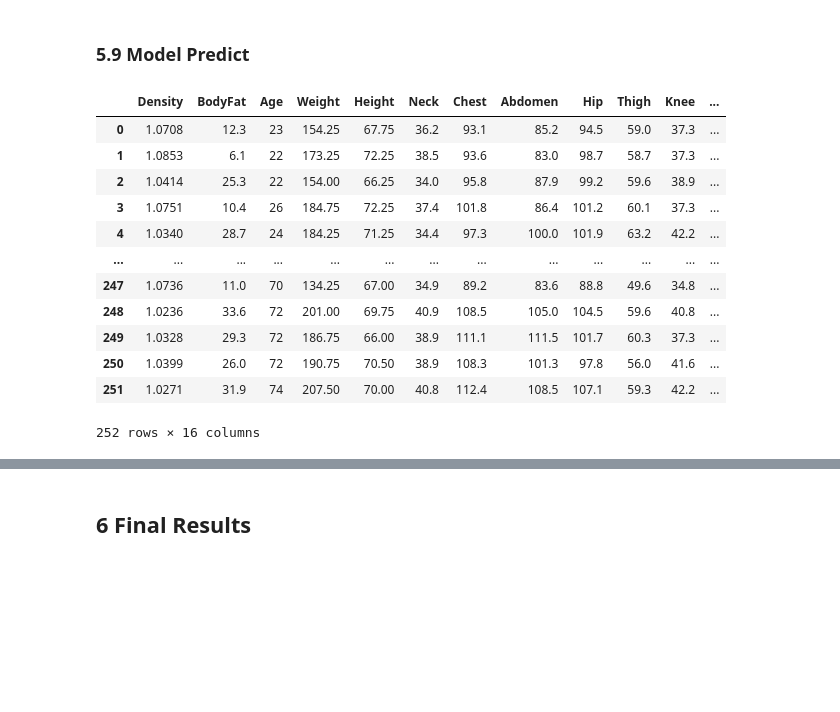
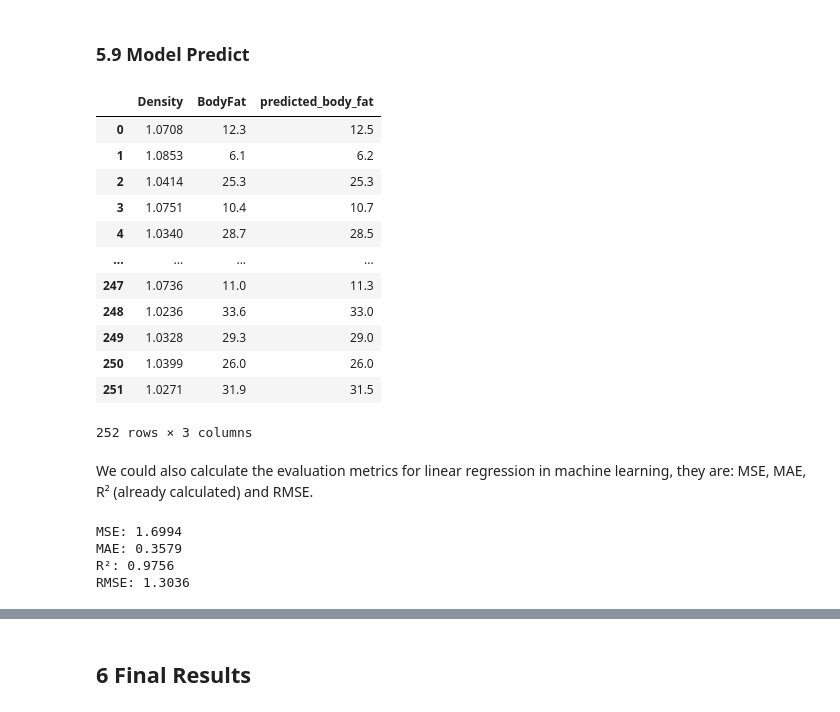
Before and after one commit to bbucalonserra/body-fat-prediction, a Jupyter notebook: Body_Fat_Prediction.ipynb, the cells around one changed output, grey strips where cells are left out. Drawn from its saved outputs; the diff is of its cells as text; code cells hidden in the pictures; blank space fills up the shorter version.

```diff
--- a/Body_Fat_Prediction.ipynb
+++ b/Body_Fat_Prediction.ipynb
@@ -1103,26 +1112,55 @@ df_predict = pd.read_csv('https://raw.githubusercontent.com/bbucalonserra/body-f
 # %%
 # Collecting our independent variable
 X = df_predict['Density']
 
 # Predict
 prediction = round(model.predict(X), 1)
 
 # Adding the prediction column in the dataset
 df_predict['predicted_body_fat'] = prediction
 
 # Print
-df_predict
+df_predict[['Density', 'BodyFat', 'predicted_body_fat']]
 # %% [output]
-|  | Density | BodyFat | Age | Weight | Height | Neck | Chest | Abdomen | Hip | Thigh | Knee | ... |
-| 0 | 1.0708 | 12.3 | 23 | 154.25 | 67.75 | 36.2 | 93.1 | 85.2 | 94.5 | 59.0 | 37.3 | ... |
-| 1 | 1.0853 | 6.1 | 22 | 173.25 | 72.25 | 38.5 | 93.6 | 83.0 | 98.7 | 58.7 | 37.3 | ... |
-| 2 | 1.0414 | 25.3 | 22 | 154.00 | 66.25 | 34.0 | 95.8 | 87.9 | 99.2 | 59.6 | 38.9 | ... |
-| 3 | 1.0751 | 10.4 | 26 | 184.75 | 72.25 | 37.4 | 101.8 | 86.4 | 101.2 | 60.1 | 37.3 | ... |
-| 4 | 1.0340 | 28.7 | 24 | 184.25 | 71.25 | 34.4 | 97.3 | 100.0 | 101.9 | 63.2 | 42.2 | ... |
-| ... | ... | ... | ... | ... | ... | ... | ... | ... | ... | ... | ... | ... |
-| 247 | 1.0736 | 11.0 | 70 | 134.25 | 67.00 | 34.9 | 89.2 | 83.6 | 88.8 | 49.6 | 34.8 | ... |
-| 248 | 1.0236 | 33.6 | 72 | 201.00 | 69.75 | 40.9 | 108.5 | 105.0 | 104.5 | 59.6 | 40.8 | ... |
-| 249 | 1.0328 | 29.3 | 72 | 186.75 | 66.00 | 38.9 | 111.1 | 111.5 | 101.7 | 60.3 | 37.3 | ... |
-| 250 | 1.0399 | 26.0 | 72 | 190.75 | 70.50 | 38.9 | 108.3 | 101.3 | 97.8 | 56.0 | 41.6 | ... |
-| 251 | 1.0271 | 31.9 | 74 | 207.50 | 70.00 | 40.8 | 112.4 | 108.5 | 107.1 | 59.3 | 42.2 | ... |
+|  | Density | BodyFat | predicted_body_fat |
+| 0 | 1.0708 | 12.3 | 12.5 |
+| 1 | 1.0853 | 6.1 | 6.2 |
+| 2 | 1.0414 | 25.3 | 25.3 |
+| 3 | 1.0751 | 10.4 | 10.7 |
+| 4 | 1.0340 | 28.7 | 28.5 |
+| ... | ... | ... | ... |
+| 247 | 1.0736 | 11.0 | 11.3 |
+| 248 | 1.0236 | 33.6 | 33.0 |
+| 249 | 1.0328 | 29.3 | 29.0 |
+| 250 | 1.0399 | 26.0 | 26.0 |
+| 251 | 1.0271 | 31.9 | 31.5 |
-252 rows × 16 columns
+252 rows × 3 columns
+# %% [markdown]
+We could also calculate the evaluation metrics for linear regression in machine learning, they are: MSE, MAE, R² (already calculated) and RMSE.
+# %%
+# Creating lists
+y_true = df_predict['BodyFat']
+y_pred = df_predict['predicted_body_fat']
+
+# Calculating the MSE
+mse = mean_squared_error(y_true, y_pred)
+
+# Calculating the MAE
+mae = mean_absolute_error(y_true, y_pred)
+
+# Calculating the R²
+r2 = r2_score(y_true, y_pred)
+
+# Calculating the RMSE
+rmse = np.sqrt(mse)
+
+# Print
+print(f"MSE: {round(mse,4)}")
+print(f"MAE: {round(mae, 4)}")
+print(f"R²: {round(r2, 4)}")
+print(f"RMSE: {round(rmse, 4)}")
+# %% [output]
+MSE: 1.6994
+MAE: 0.3579
+R²: 0.9756
+RMSE: 1.3036
```
Also changed, not shown: parts of 17 cells of this notebook.
